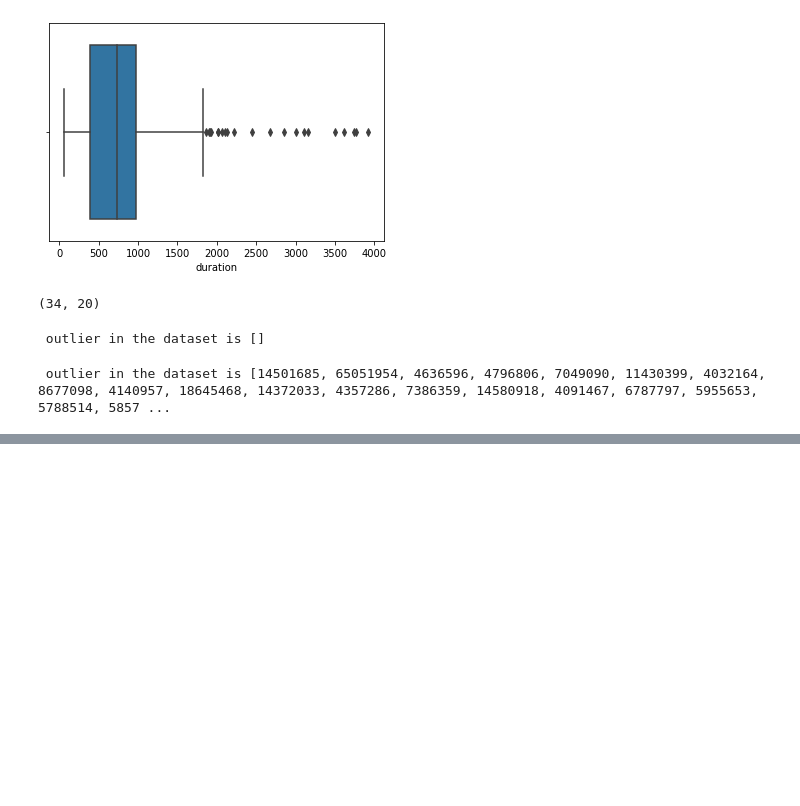
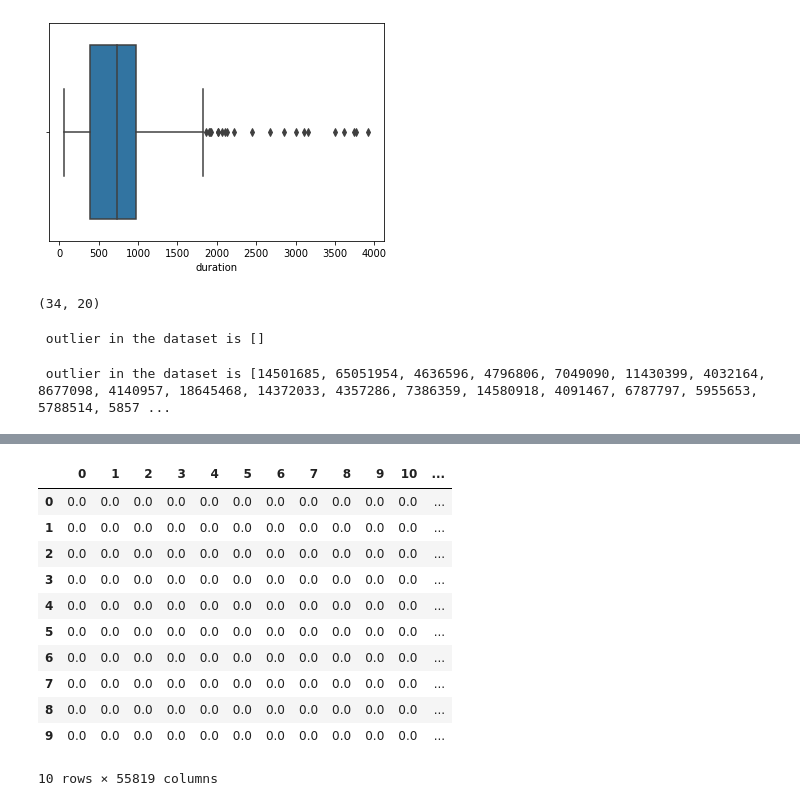
Before and after one commit to maya034/TED-TALK-VIEWS-PREDICTION, a Jupyter notebook: CH_Mayank_Kumar_TED_TALK_VIEWS_PREDICTION.ipynb, the cells around one changed output, grey strips where cells are left out. Drawn from its saved outputs; the diff is of its cells as text; code cells hidden in the pictures; blank space fills up the shorter version.

```diff
--- a/CH_Mayank_Kumar_TED_TALK_VIEWS_PREDICTION.ipynb
+++ b/CH_Mayank_Kumar_TED_TALK_VIEWS_PREDICTION.ipynb
@@ -319,0 +679,22 @@ print(' outlier in the dataset is', outlier_views)
+# %%
+# extract the tfid representation matrix of the text data
+tfid_matrix = tfid_vectorizer.transform(df['transcript'])
+# collect the tfid matrix in numpy array
+array = tfid_matrix.todense()
+# %%
+# store the tf-idf array into pandas dataframe
+df = pd.DataFrame(array)
+df.head(10)
+# %% [output]
+|  | 0 | 1 | 2 | 3 | 4 | 5 | 6 | 7 | 8 | 9 | 10 | ... |
+| 0 | 0.0 | 0.0 | 0.0 | 0.0 | 0.0 | 0.0 | 0.0 | 0.0 | 0.0 | 0.0 | 0.0 | ... |
+| 1 | 0.0 | 0.0 | 0.0 | 0.0 | 0.0 | 0.0 | 0.0 | 0.0 | 0.0 | 0.0 | 0.0 | ... |
+| 2 | 0.0 | 0.0 | 0.0 | 0.0 | 0.0 | 0.0 | 0.0 | 0.0 | 0.0 | 0.0 | 0.0 | ... |
+| 3 | 0.0 | 0.0 | 0.0 | 0.0 | 0.0 | 0.0 | 0.0 | 0.0 | 0.0 | 0.0 | 0.0 | ... |
+| 4 | 0.0 | 0.0 | 0.0 | 0.0 | 0.0 | 0.0 | 0.0 | 0.0 | 0.0 | 0.0 | 0.0 | ... |
+| 5 | 0.0 | 0.0 | 0.0 | 0.0 | 0.0 | 0.0 | 0.0 | 0.0 | 0.0 | 0.0 | 0.0 | ... |
+| 6 | 0.0 | 0.0 | 0.0 | 0.0 | 0.0 | 0.0 | 0.0 | 0.0 | 0.0 | 0.0 | 0.0 | ... |
+| 7 | 0.0 | 0.0 | 0.0 | 0.0 | 0.0 | 0.0 | 0.0 | 0.0 | 0.0 | 0.0 | 0.0 | ... |
+| 8 | 0.0 | 0.0 | 0.0 | 0.0 | 0.0 | 0.0 | 0.0 | 0.0 | 0.0 | 0.0 | 0.0 | ... |
+| 9 | 0.0 | 0.0 | 0.0 | 0.0 | 0.0 | 0.0 | 0.0 | 0.0 | 0.0 | 0.0 | 0.0 | ... |
+10 rows × 55819 columns
```
Also changed, not shown: parts of 39 cells of this notebook.
